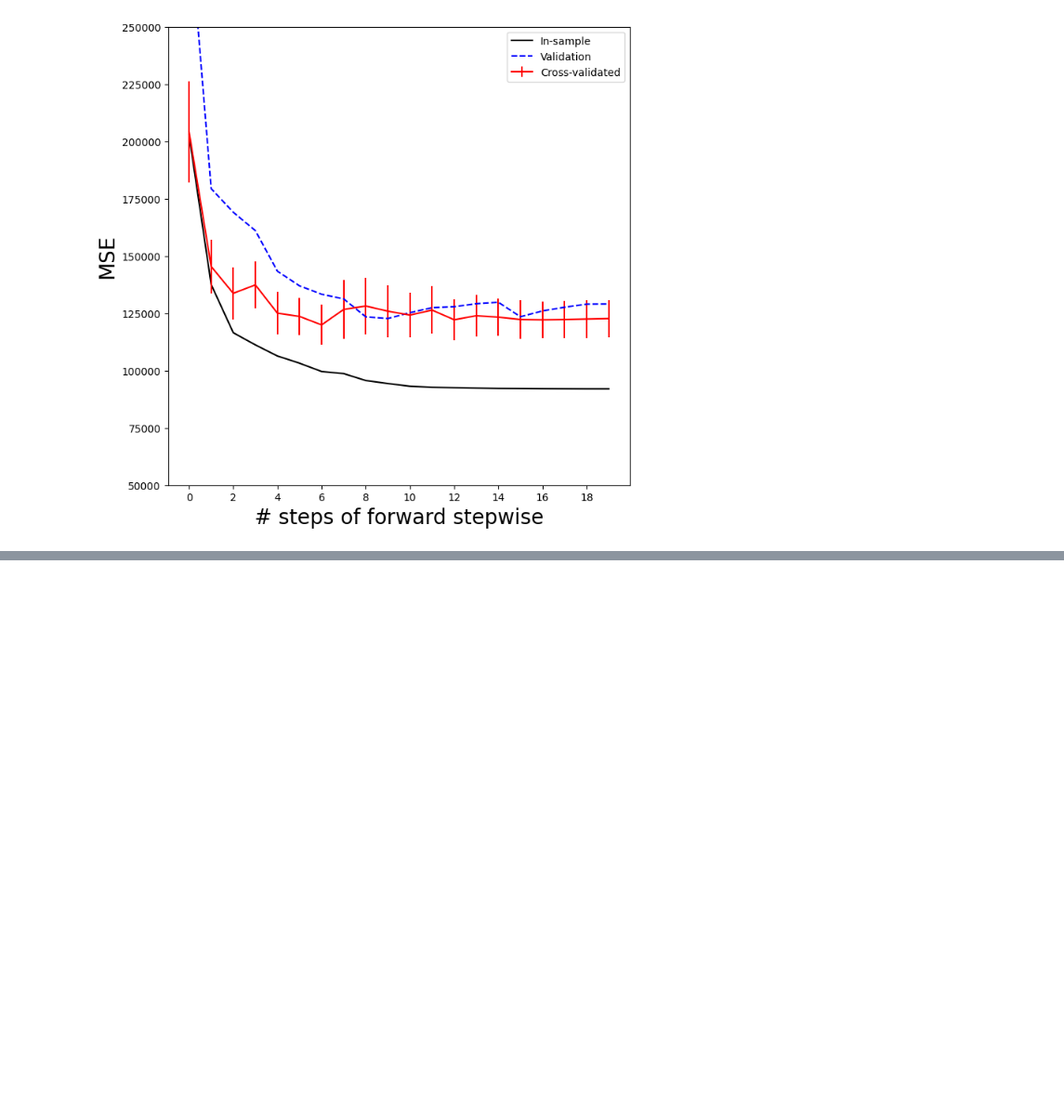
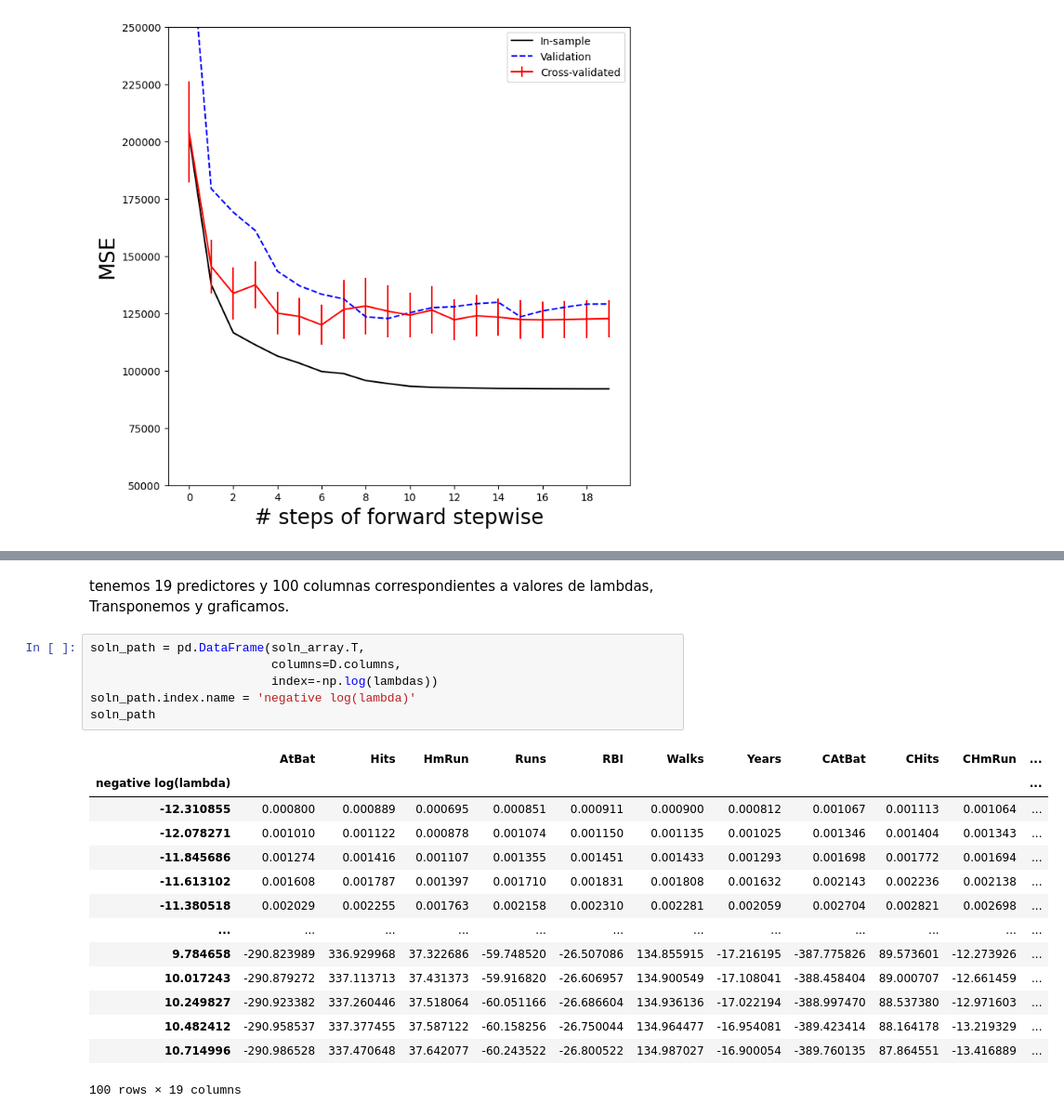
Before and after one commit to chuancao26/islp, a Jupyter notebook: LaboratorioRegularizacion.ipynb, the cells around one changed output, grey strips where cells are left out. Shown at 93% size. Cells and saved outputs as stored; diff of their text form; blank space fills up the shorter version.

```diff
--- a/LaboratorioRegularizacion.ipynb
+++ b/LaboratorioRegularizacion.ipynb
@@ -262,0 +283,23 @@ mse_fig
+# %% [markdown]
+tenemos 19 predictores y 100 columnas correspondientes a valores de lambdas, Transponemos y graficamos.
+# %%
+soln_path = pd.DataFrame(soln_array.T,
+                         columns=D.columns,
+                         index=-np.log(lambdas))
+soln_path.index.name = 'negative log(lambda)'
+soln_path
+# %% [output]
+|  | AtBat | Hits | HmRun | Runs | RBI | Walks | Years | CAtBat | CHits | CHmRun | ... |
+| negative log(lambda) |  |  |  |  |  |  |  |  |  |  | ... |
+| -12.310855 | 0.000800 | 0.000889 | 0.000695 | 0.000851 | 0.000911 | 0.000900 | 0.000812 | 0.001067 | 0.001113 | 0.001064 | ... |
+| -12.078271 | 0.001010 | 0.001122 | 0.000878 | 0.001074 | 0.001150 | 0.001135 | 0.001025 | 0.001346 | 0.001404 | 0.001343 | ... |
+| -11.845686 | 0.001274 | 0.001416 | 0.001107 | 0.001355 | 0.001451 | 0.001433 | 0.001293 | 0.001698 | 0.001772 | 0.001694 | ... |
+| -11.613102 | 0.001608 | 0.001787 | 0.001397 | 0.001710 | 0.001831 | 0.001808 | 0.001632 | 0.002143 | 0.002236 | 0.002138 | ... |
+| -11.380518 | 0.002029 | 0.002255 | 0.001763 | 0.002158 | 0.002310 | 0.002281 | 0.002059 | 0.002704 | 0.002821 | 0.002698 | ... |
+| ... | ... | ... | ... | ... | ... | ... | ... | ... | ... | ... | ... |
+| 9.784658 | -290.823989 | 336.929968 | 37.322686 | -59.748520 | -26.507086 | 134.855915 | -17.216195 | -387.775826 | 89.573601 | -12.273926 | ... |
+| 10.017243 | -290.879272 | 337.113713 | 37.431373 | -59.916820 | -26.606957 | 134.900549 | -17.108041 | -388.458404 | 89.000707 | -12.661459 | ... |
+| 10.249827 | -290.923382 | 337.260446 | 37.518064 | -60.051166 | -26.686604 | 134.936136 | -17.022194 | -388.997470 | 88.537380 | -12.971603 | ... |
+| 10.482412 | -290.958537 | 337.377455 | 37.587122 | -60.158256 | -26.750044 | 134.964477 | -16.954081 | -389.423414 | 88.164178 | -13.219329 | ... |
+| 10.714996 | -290.986528 | 337.470648 | 37.642077 | -60.243522 | -26.800522 | 134.987027 | -16.900054 | -389.760135 | 87.864551 | -13.416889 | ... |
+100 rows × 19 columns
```
Also changed, not shown: parts of 21 cells of this notebook.
